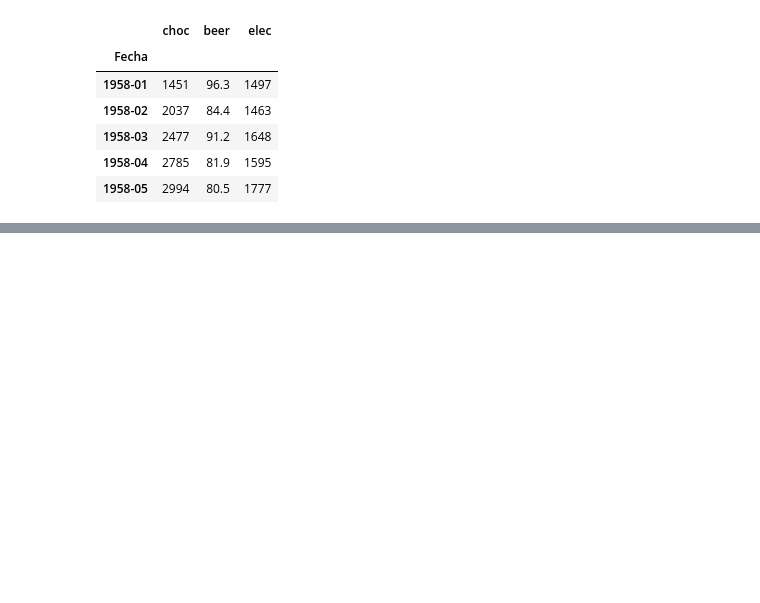
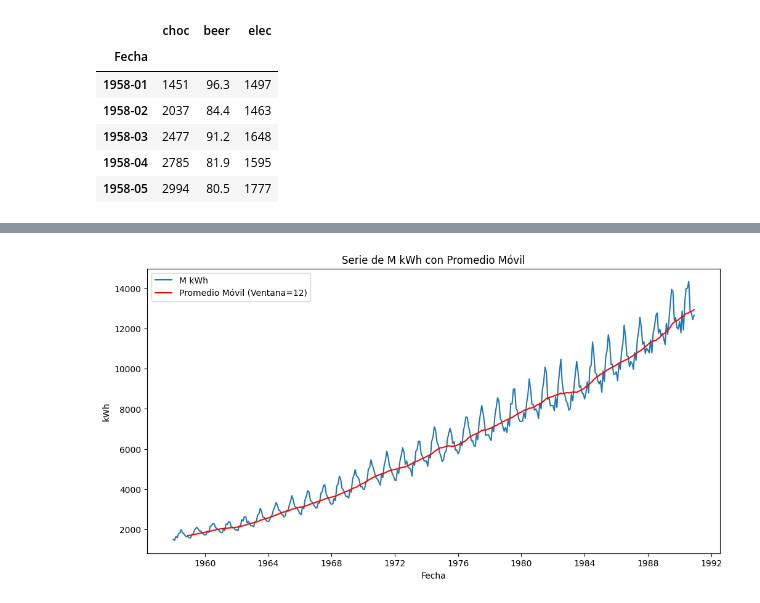
Before and after one commit to salpimentel/Time-Series, a Jupyter notebook: Copy_of_L01_Challenge.ipynb, the cells around one changed output, grey strips where cells are left out. Cells and saved outputs as stored; diff of their text form; code cells hidden in the pictures; blank space fills up the shorter version.

```diff
--- a/Copy_of_L01_Challenge.ipynb
+++ b/Copy_of_L01_Challenge.ipynb
@@ -69,0 +94,12 @@ df
+# %%
+plt.figure(figsize=(12, 6))
+plt.plot(df['elec'].index.to_timestamp(), df['elec'], label='M kWh')
+plt.plot(df['promMovil'].index.to_timestamp(), df['promMovil'], label='Promedio Móvil (Ventana=12)', color='red')
+plt.title('Serie de M kWh con Promedio Móvil')
+plt.xlabel('Fecha')
+plt.ylabel('kWh')
+plt.legend()
+
+plt.show()
+# %% [output]
+[figure, added]
```
Also changed, not shown: parts of 5 cells of this notebook.
